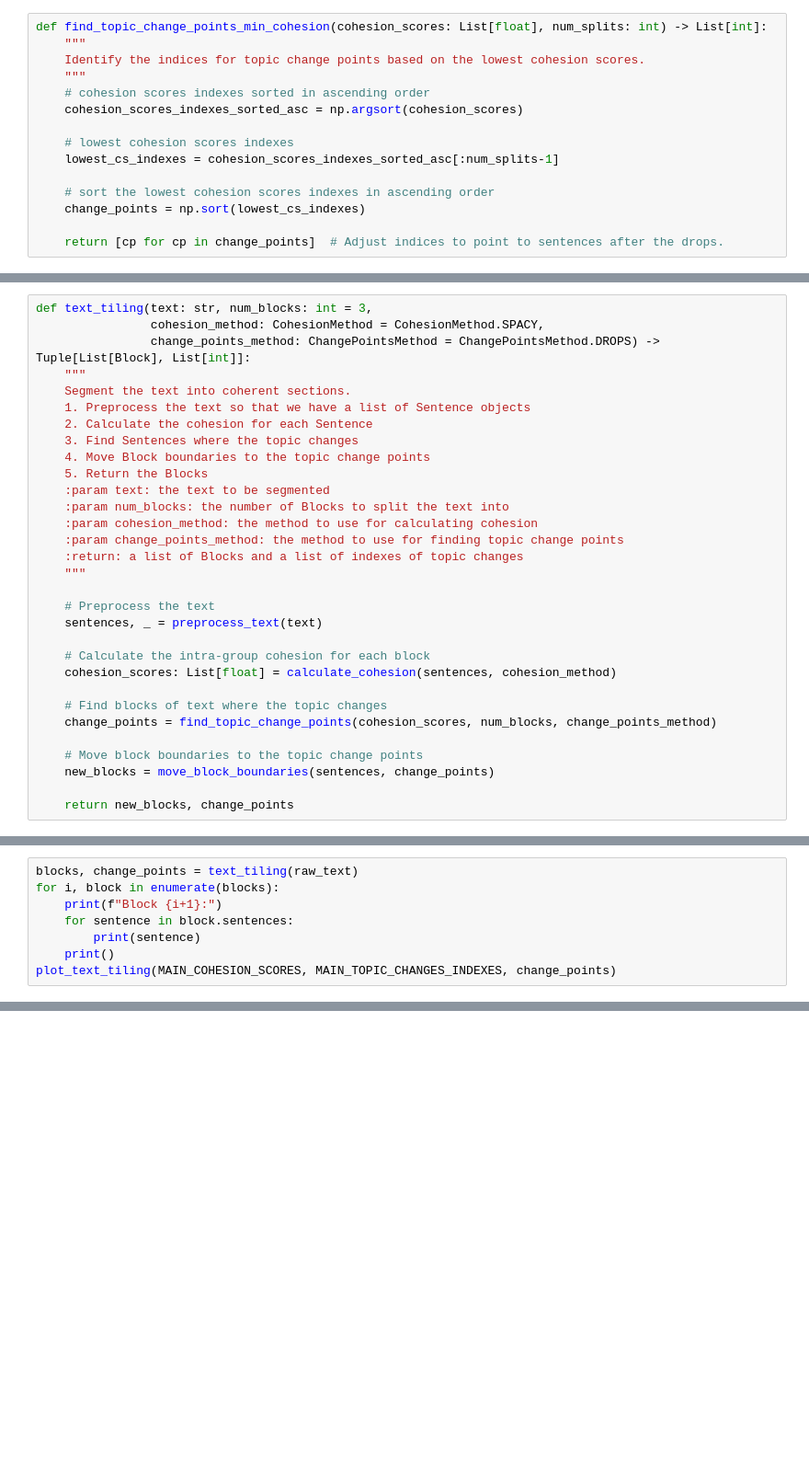
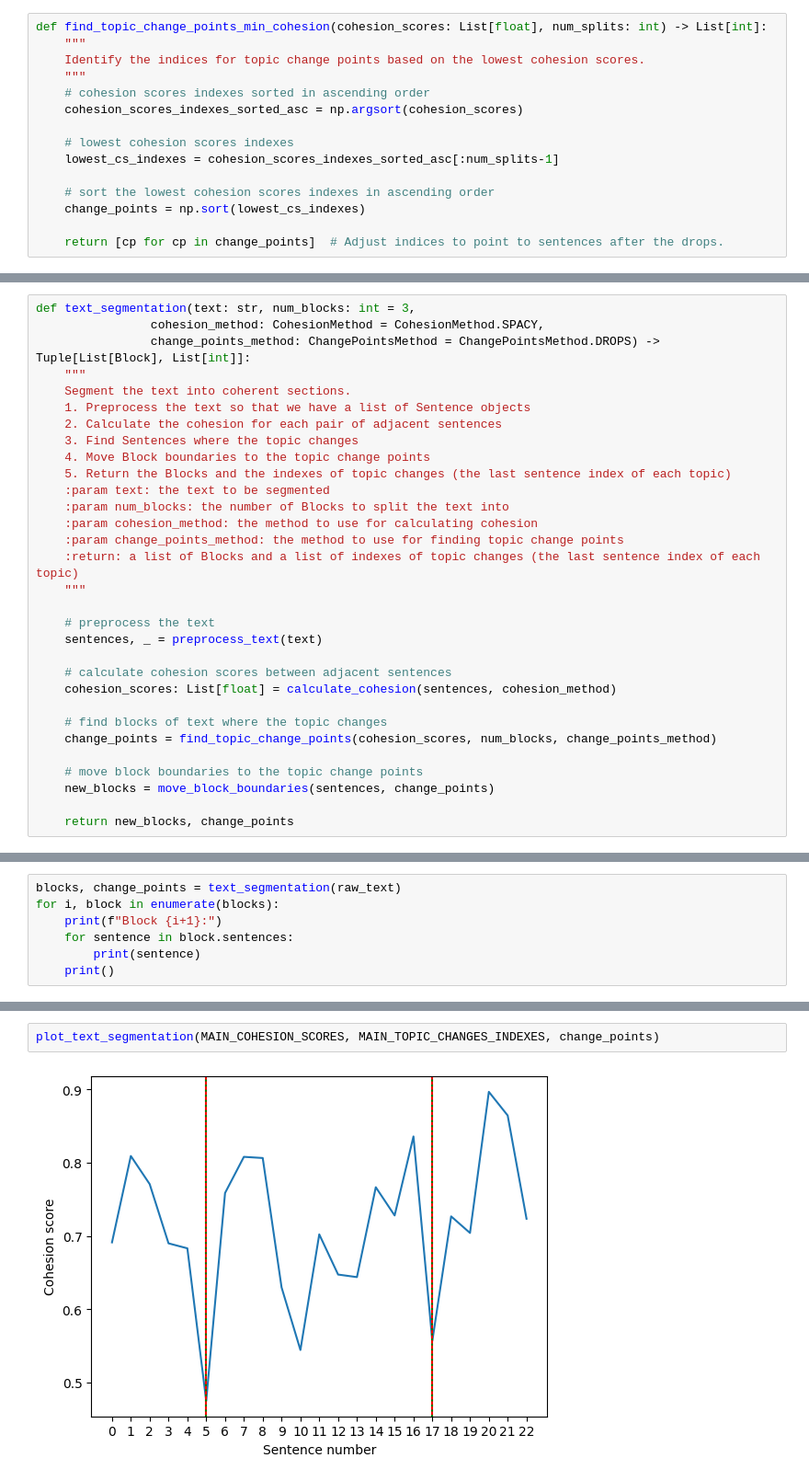
Before and after one commit to MarcoAmato/text_tiling, a Jupyter notebook: text_tiling.ipynb, the cells around one changed output, grey strips where cells are left out. Shown at 92% size. Drawn from its saved outputs; the diff is of its cells as text; blank space fills up the shorter version.

```diff
--- a/text_tiling.ipynb
+++ b/text_tiling.ipynb
@@ -280,31 +315,31 @@ def move_block_boundaries(sentences: List[Sentence], change_points: List[int]) -
 # %%
-def text_tiling(text: str, num_blocks: int = 3,
+def text_segmentation(text: str, num_blocks: int = 3,
                 cohesion_method: CohesionMethod = CohesionMethod.SPACY,
                 change_points_method: ChangePointsMethod = ChangePointsMethod.DROPS) -> Tuple[List[Block], List[int]]:
     """
     Segment the text into coherent sections.
     1. Preprocess the text so that we have a list of Sentence objects
-    2. Calculate the cohesion for each Sentence
+    2. Calculate the cohesion for each pair of adjacent sentences
     3. Find Sentences where the topic changes
     4. Move Block boundaries to the topic change points
-    5. Return the Blocks
+    5. Return the Blocks and the indexes of topic changes (the last sentence index of each topic)
     :param text: the text to be segmented
     :param num_blocks: the number of Blocks to split the text into
     :param cohesion_method: the method to use for calculating cohesion
     :param change_points_method: the method to use for finding topic change points
-    :return: a list of Blocks and a list of indexes of topic changes
+    :return: a list of Blocks and a list of indexes of topic changes (the last sentence index of each topic)
     """
 
-    # Preprocess the text
+    # preprocess the text
     sentences, _ = preprocess_text(text)
 
-    # Calculate the intra-group cohesion for each block
+    # calculate cohesion scores between adjacent sentences
     cohesion_scores: List[float] = calculate_cohesion(sentences, cohesion_method)
 
-    # Find blocks of text where the topic changes
+    # find blocks of text where the topic changes
     change_points = find_topic_change_points(cohesion_scores, num_blocks, change_points_method)
 
-    # Move block boundaries to the topic change points
+    # move block boundaries to the topic change points
     new_blocks = move_block_boundaries(sentences, change_points)
 
     return new_blocks, change_points
@@ -311,11 +350,10 @@ def text_tiling(text: str, num_blocks: int = 3,
 # %%
-blocks, change_points = text_tiling(raw_text)
+blocks, change_points = text_segmentation(raw_text)
 for i, block in enumerate(blocks):
     print(f"Block {i+1}:")
     for sentence in block.sentences:
         print(sentence)
     print()
-plot_text_tiling(MAIN_COHESION_SCORES, MAIN_TOPIC_CHANGES_INDEXES, change_points)
 # %% [output]
 Block 1:
 Benito Amilcare Andrea Mussolini was an Italian dictator who founded and led the National Fascist Party (PNF).
@@ -357,0 +377,4 @@ def initialize_blocks(sentences: List[Sentence], num_blocks: int) -> List[Block]
+# %%
+plot_text_segmentation(MAIN_COHESION_SCORES, MAIN_TOPIC_CHANGES_INDEXES, change_points)
+# %% [output]
+[figure, added]
```
Also changed, not shown: parts of 23 cells of this notebook.
